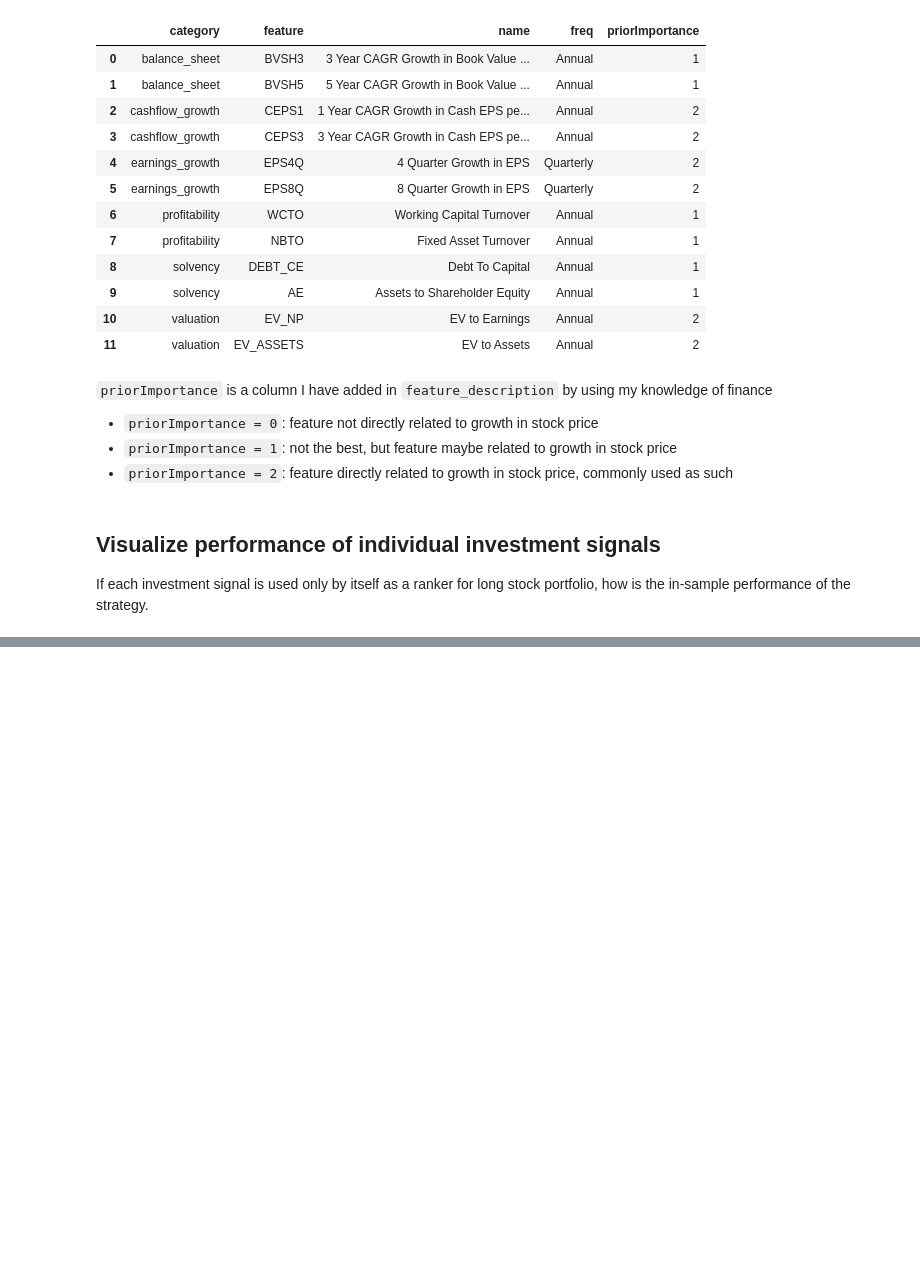
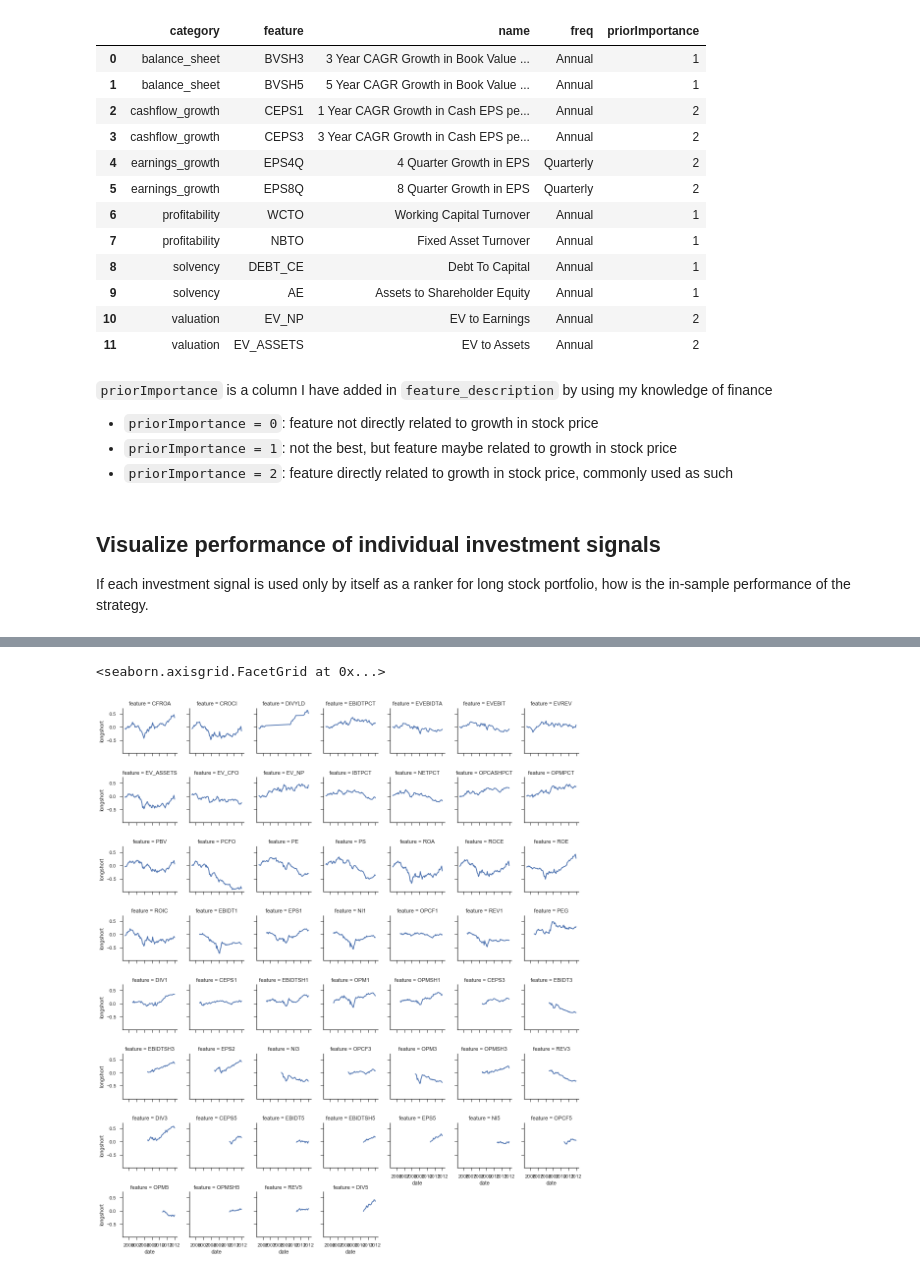
Before and after one commit to SiluPanda/capstone, a Jupyter notebook: CapstoneProject.ipynb, the cells around one changed output, grey strips where cells are left out. Drawn from its saved outputs; the diff is of its cells as text; code cells hidden in the pictures; blank space fills up the shorter version.

Commit message:
added visualization of performance of individual factors

```diff
--- a/CapstoneProject.ipynb
+++ b/CapstoneProject.ipynb
@@ -284,7 +284,7 @@ def createTrainingAndTestSet(dfn,prc,load=False):
 # %%
 %%time
 #Call the function defined above to get training and test sets
-X_train,y_train, X_test,y_test = createTrainingAndTestSet(dfn,prc,False)
+X_train,y_train, X_test,y_test = createTrainingAndTestSet(dfn,prc,True)
 # %% [output]
 earnings_release_dates.csv found, loading from it.
 If you want to download from NSE, delete this file
@@ -361,10 +361,6 @@ important_features = pd.DataFrame(X.feature.unique(),columns = ['feature']).merg
 important_features = important_features[important_features.priorImportance == 2]
 important_features = important_features.reset_index()
 
-ranker = X[X.feature == important_features.feature[1]].copy()
-#Lets use consolidated where available else standalone
-ranker['ranker'] = np.where(ranker['consolidated'].isnull(),ranker['standalone'],ranker['standalone'])
-ranker = ranker[['date','ticker','ranker']]
 def quintile_portfolios(y,ranker):
     y = pd.merge(y,ranker, how='left')
     ranker_values_by_date = y.groupby('date')['ranker'].count()
@@ -381,7 +377,16 @@ def quintile_portfolios(y,ranker):
         port.loc[date,['bottom']] = dy.loc[(dy.ranker < q[0]),['return']].mean().values
         port.loc[date,['longshort']] = port.loc[date,['top']].values - port.loc[date,['bottom']].values
     return port.cumsum()
-portfolios = quintile_portfolios(y,ranker)
-portfolios.plot()
-plt.title(important_features.feature[0])
+portfolios = pd.DataFrame([]);
+for i in range(len(important_features)):
+    ranker = X[X.feature == important_features.feature[i]].copy()
+    #Lets use consolidated where available else standalone
+    ranker['ranker'] = np.where(ranker['consolidated'].isnull(),ranker['standalone'],ranker['standalone'])
+    ranker = ranker[['date','ticker','ranker']]
+    portfolio = quintile_portfolios(y,ranker)
+    portfolio['feature'] = important_features.feature[i]
+    portfolios = pd.concat([portfolios, portfolio])
+    print('Feature %d of %d named %s done' % (i+1,len(important_features),important_features.feature[i]))
+#portfolios.plot()
+#plt.title(important_features.name[2])
 # %% [output]
@@ -454,0 +410,9 @@ Timedelta('365 days 00:00:00')
+# %%
+import seaborn as sns
+datagrid = portfolios[['longshort','feature']]
+datagrid = datagrid.reset_index().rename(columns={'index':'date'})
+g = sns.FacetGrid(datagrid, col = 'feature', col_wrap=7, size=2)
+g.map(plt.plot,'date','longshort')
+# %% [output]
+<seaborn.axisgrid.FacetGrid at 0x...>
+[figure, added]
```
Also changed, not shown: parts of 11 cells of this notebook.
